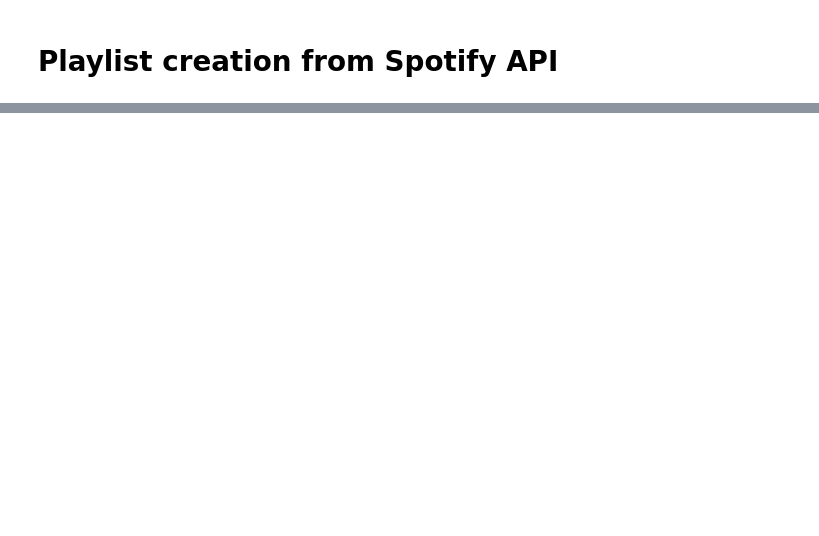
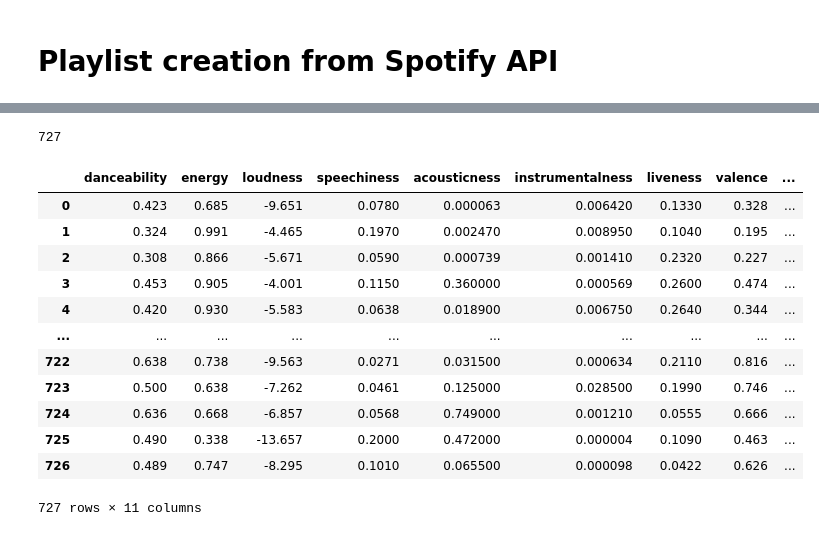
Before and after one commit to danilogiarlini/Spotify-Song-Recommender, a Jupyter notebook: Hot 100 Billboard.ipynb, the cells around one changed output, grey strips where cells are left out. Drawn from its saved outputs; the diff is of its cells as text; code cells hidden in the pictures; blank space fills up the shorter version.

```diff
--- a/Hot 100 Billboard.ipynb
+++ b/Hot 100 Billboard.ipynb
@@ -121,0 +161,8 @@ Did you mean Flowers by Miley Cyrus?The song you have chosen is Flowers. Why don
+# %%
+rock_tracks = get_playlist_tracks("spotify", "37i9dQZF1DWXRqgorJj26U")
+# %%
+#extract the song id from playlist
+list_of_audio_features=[]
+for item in range(0,100):
+    #print (tracks[item]["track"]["id"])
+    list_of_audio_features.append(sp.audio_features(rock_tracks[item]["track"]["id"])[0])
@@ -121,0 +218,38 @@ Did you mean Flowers by Miley Cyrus?The song you have chosen is Flowers. Why don
+# %%
+# defines the variable 'tracks' and assigns the different playlists
+playlist_ids = ["27gN69ebwiJRtXEboL12Ih", "37i9dQZF1DX4pUKG1kS0Ac", "37i9dQZF1DXbITWG1ZJKYt", "37i9dQZF1DX8a1tdzq5tbM", "37i9dQZF1DX2OwDeeyTh0V", "37i9dQZF1DXd9rSDyQguIk"]
+tracks = []
+
+for x in playlist_ids:
+    tracks += get_playlist_tracks("spotify", x)
+# tracks = get_playlist_tracks("spotify", "27gN69ebwiJRtXEboL12Ih") + get_playlist_tracks("spotify", "37i9dQZF1DX4pUKG1kS0Ac")
+# %%
+len(tracks)
+# %% [output]
+727
+# %%
+#extract the song id from playlist
+list_of_audio_features=[]
+for item in range(0,(len(tracks))):
+    #print (tracks[item]["track"]["id"])
+    list_of_audio_features.append(sp.audio_features(tracks[item]["track"]["id"])[0])
+# %%
+df=pd.DataFrame(list_of_audio_features)
+df=df[["danceability","energy","loudness","speechiness","acousticness",
+    "instrumentalness","liveness","valence","tempo","id","duration_ms"]]
+
+df
+# %% [output]
+|  | danceability | energy | loudness | speechiness | acousticness | instrumentalness | liveness | valence | ... |
+| 0 | 0.423 | 0.685 | -9.651 | 0.0780 | 0.000063 | 0.006420 | 0.1330 | 0.328 | ... |
+| 1 | 0.324 | 0.991 | -4.465 | 0.1970 | 0.002470 | 0.008950 | 0.1040 | 0.195 | ... |
+| 2 | 0.308 | 0.866 | -5.671 | 0.0590 | 0.000739 | 0.001410 | 0.2320 | 0.227 | ... |
+| 3 | 0.453 | 0.905 | -4.001 | 0.1150 | 0.360000 | 0.000569 | 0.2600 | 0.474 | ... |
+| 4 | 0.420 | 0.930 | -5.583 | 0.0638 | 0.018900 | 0.006750 | 0.2640 | 0.344 | ... |
+| ... | ... | ... | ... | ... | ... | ... | ... | ... | ... |
+| 722 | 0.638 | 0.738 | -9.563 | 0.0271 | 0.031500 | 0.000634 | 0.2110 | 0.816 | ... |
+| 723 | 0.500 | 0.638 | -7.262 | 0.0461 | 0.125000 | 0.028500 | 0.1990 | 0.746 | ... |
+| 724 | 0.636 | 0.668 | -6.857 | 0.0568 | 0.749000 | 0.001210 | 0.0555 | 0.666 | ... |
+| 725 | 0.490 | 0.338 | -13.657 | 0.2000 | 0.472000 | 0.000004 | 0.1090 | 0.463 | ... |
+| 726 | 0.489 | 0.747 | -8.295 | 0.1010 | 0.065500 | 0.000098 | 0.0422 | 0.626 | ... |
+727 rows × 11 columns
```
Also changed, not shown: parts of 11 cells of this notebook, 2 other files.
